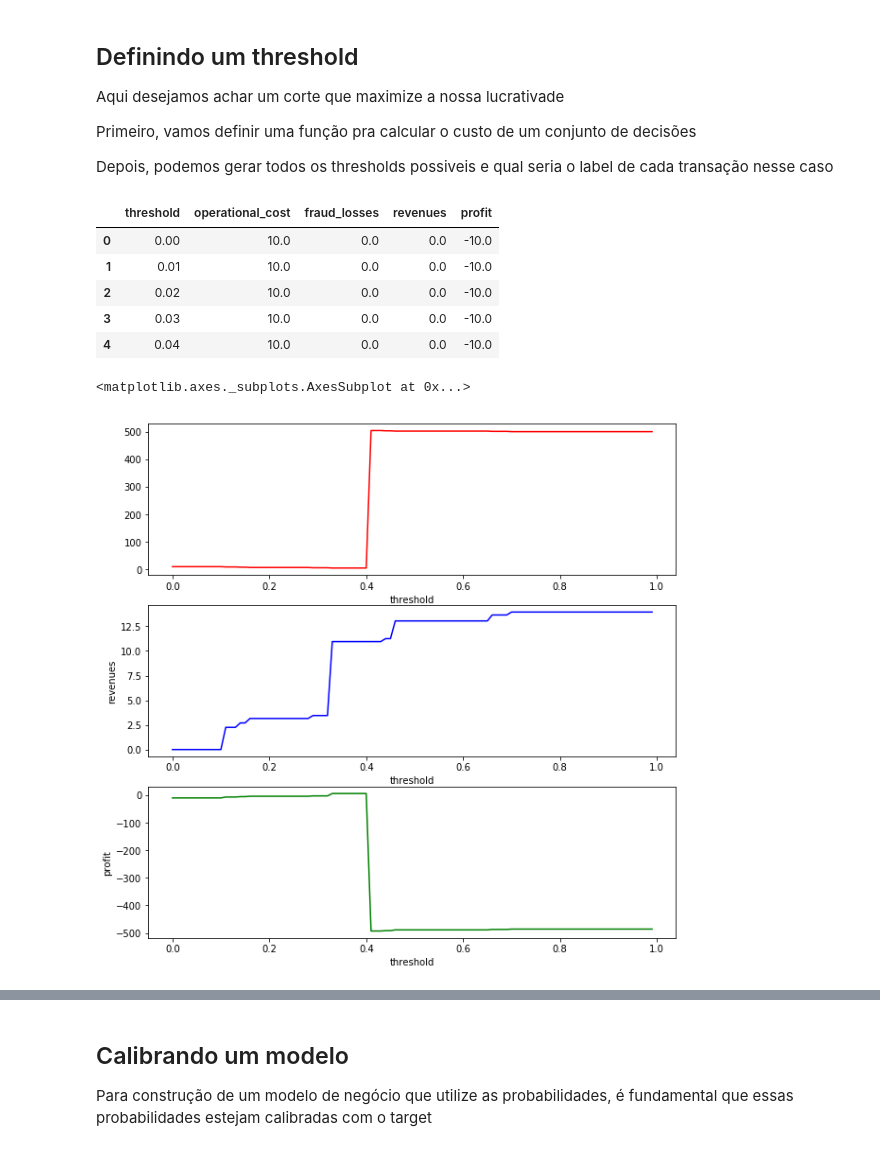
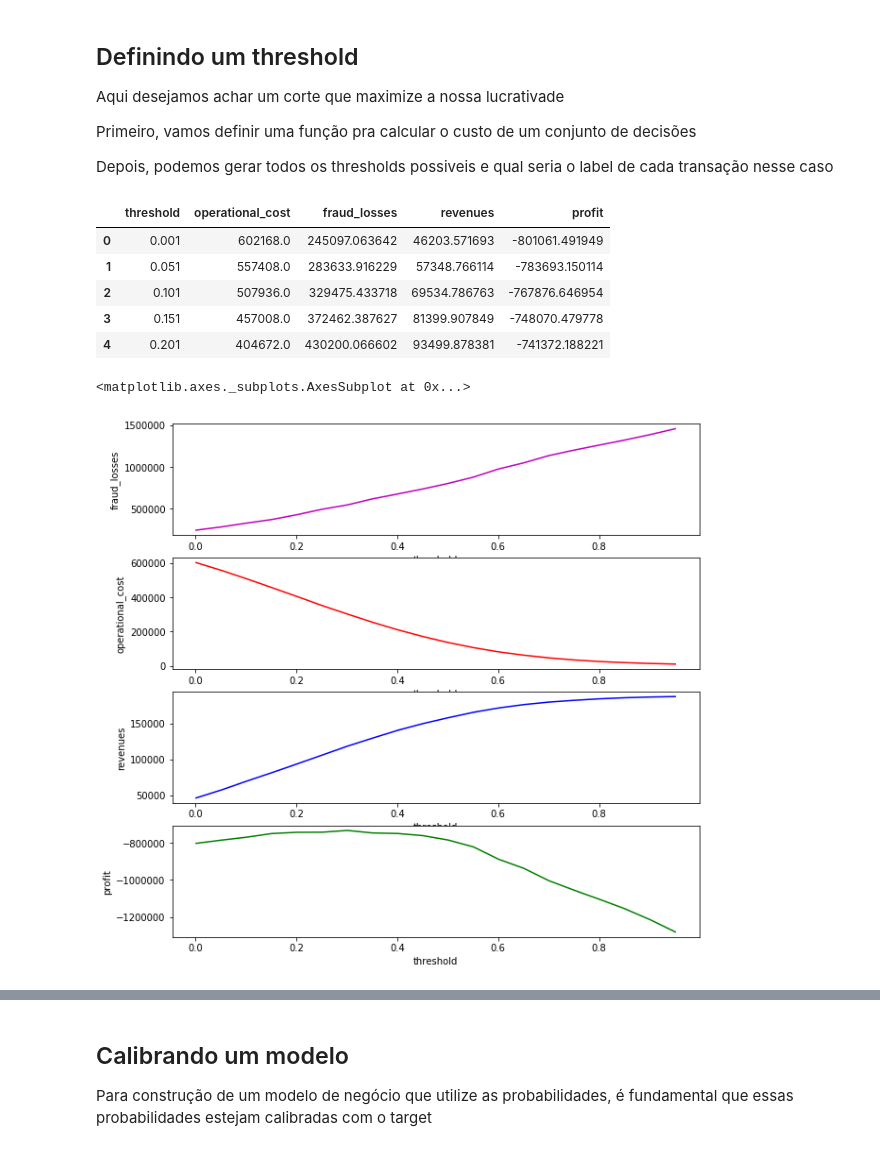
Before and after one commit to nubank/diversidados-curso-ds, a Jupyter notebook: intermediario/Aula 5/decison-making-examples.ipynb, the cells around one changed output, grey strips where cells are left out. Saved outputs shown, nothing was run; the diff lists cells and outputs as text; code cells hidden in the pictures.

```diff
--- a/intermediario/Aula 5/decison-making-examples.ipynb
+++ b/intermediario/Aula 5/decison-making-examples.ipynb
@@ -35,6 +85,7 @@ df
 # %%
-review_fraud_cost = 1.0
+review_fraud_cost = 8.0
 interchange_revenue = 0.015
-target_col = "target"
-prediction_col = "prediction"
-amount_col = "transaction_amount"
+target_col = "is_fraud"
+prediction_col = "score"
+amount_col = "amount"
+blocked_col = "blocked"
@@ -55,6 +145,6 @@ log_loss(df[target_col], df[prediction_col])
 # %%
-threshold = 0.5 # definindo um threshold arbitrario pra gerar a matrix de confusao
+threshold = 0.1 # definindo um threshold arbitrario pra gerar a matrix de confusao
 # o estudo de thresholds vira na sequencia
 cf_matrix = confusion_matrix(df[target_col], df[prediction_col] > threshold)
-sns.heatmap(cf_matrix, annot=True)
+cf_matrix
 # %% [output]
@@ -89,16 +184,16 @@ def profit_from_decision(decision_df):
     # target represents the true information if that transaction was a fraud or not
     # transaction_amount is used to calculate revenues and costs
     return decision_df.assign(
-     operational_cost = lambda df: df.is_fraud * review_fraud_cost,
-     fraud_losses = lambda df: (~df.is_fraud & df.target) * df.transaction_amount,
-     revenues = lambda df: (~df.is_fraud & ~df.target) * df.transaction_amount * interchange_revenue,
+     operational_cost = lambda df: df[blocked_col] * review_fraud_cost,
+     fraud_losses = lambda df: ((~df[blocked_col]) & (df[target_col])) * df[amount_col],
+     revenues = lambda df: ((~df[blocked_col]) & (~df[target_col])) * df[amount_col] * interchange_revenue,
      profit = lambda df: df.revenues - (df.fraud_losses + df.operational_cost)
     )[["operational_cost", "fraud_losses", "revenues", "profit"]].sum()
 # %%
-possible_thresholds = np.arange(0.0, 1.0, 0.01)
+possible_thresholds = np.arange(0.001, 1.0, 0.05)
 all_decisions = []
 for threshold in possible_thresholds:
-    all_decisions.append(profit_from_decision(df.assign(is_fraud=lambda df: df.prediction >= threshold)))
+    all_decisions.append(profit_from_decision(df.assign(blocked=lambda df: df[prediction_col] >= threshold)))
 
 
 threshold_evaluation = pd.concat(all_decisions, axis=1, keys=[s for s in possible_thresholds]).T.rename_axis("threshold").reset_index()
@@ -106,22 +201,22 @@ threshold_evaluation = pd.concat(all_decisions, axis=1, keys=[s for s in possibl
 threshold_evaluation.head(5)
 # %% [output]
 |  | threshold | operational_cost | fraud_losses | revenues | profit |
-| 0 | 0.00 | 10.0 | 0.0 | 0.0 | -10.0 |
-| 1 | 0.01 | 10.0 | 0.0 | 0.0 | -10.0 |
-| 2 | 0.02 | 10.0 | 0.0 | 0.0 | -10.0 |
-| 3 | 0.03 | 10.0 | 0.0 | 0.0 | -10.0 |
-| 4 | 0.04 | 10.0 | 0.0 | 0.0 | -10.0 |
+| 0 | 0.001 | 602168.0 | 245097.063642 | 46203.571693 | -801061.491949 |
+| 1 | 0.051 | 557408.0 | 283633.916229 | 57348.766114 | -783693.150114 |
+| 2 | 0.101 | 507936.0 | 329475.433718 | 69534.786763 | -767876.646954 |
+| 3 | 0.151 | 457008.0 | 372462.387627 | 81399.907849 | -748070.479778 |
+| 4 | 0.201 | 404672.0 | 430200.066602 | 93499.878381 | -741372.188221 |
 # %%
-fig, ax = plt.subplots(3, 1, figsize=(10, 10))
-
-sns.lineplot(threshold_evaluation.threshold, threshold_evaluation.operational_cost + threshold_evaluation.fraud_losses, color="r", ax=ax[0])
-sns.lineplot(threshold_evaluation.threshold, threshold_evaluation.revenues, color="b", ax=ax[1])
-sns.lineplot(threshold_evaluation.threshold, threshold_evaluation.profit, color="g", ax=ax[2])
+fig, ax = plt.subplots(4, 1, figsize=(10, 10))
+sns.lineplot(threshold_evaluation.threshold, threshold_evaluation.fraud_losses, color="m", ax=ax[0])
+sns.lineplot(threshold_evaluation.threshold, threshold_evaluation.operational_cost, color="r", ax=ax[1])
+sns.lineplot(threshold_evaluation.threshold, threshold_evaluation.revenues, color="b", ax=ax[2])
+sns.lineplot(threshold_evaluation.threshold, threshold_evaluation.profit, color="g", ax=ax[3])
 
 # plt.title("Costs (g), Revenues (b), Profit (r)")
 # %% [output]
 <matplotlib.axes._subplots.AxesSubplot at 0x...>
-[figure, old version]
+[figure, new version]
 # %%
 best_decision = threshold_evaluation.loc[lambda df: df["profit"].idxmax()]
 best_decision
```
Also changed, not shown: parts of 40 cells of this notebook.
